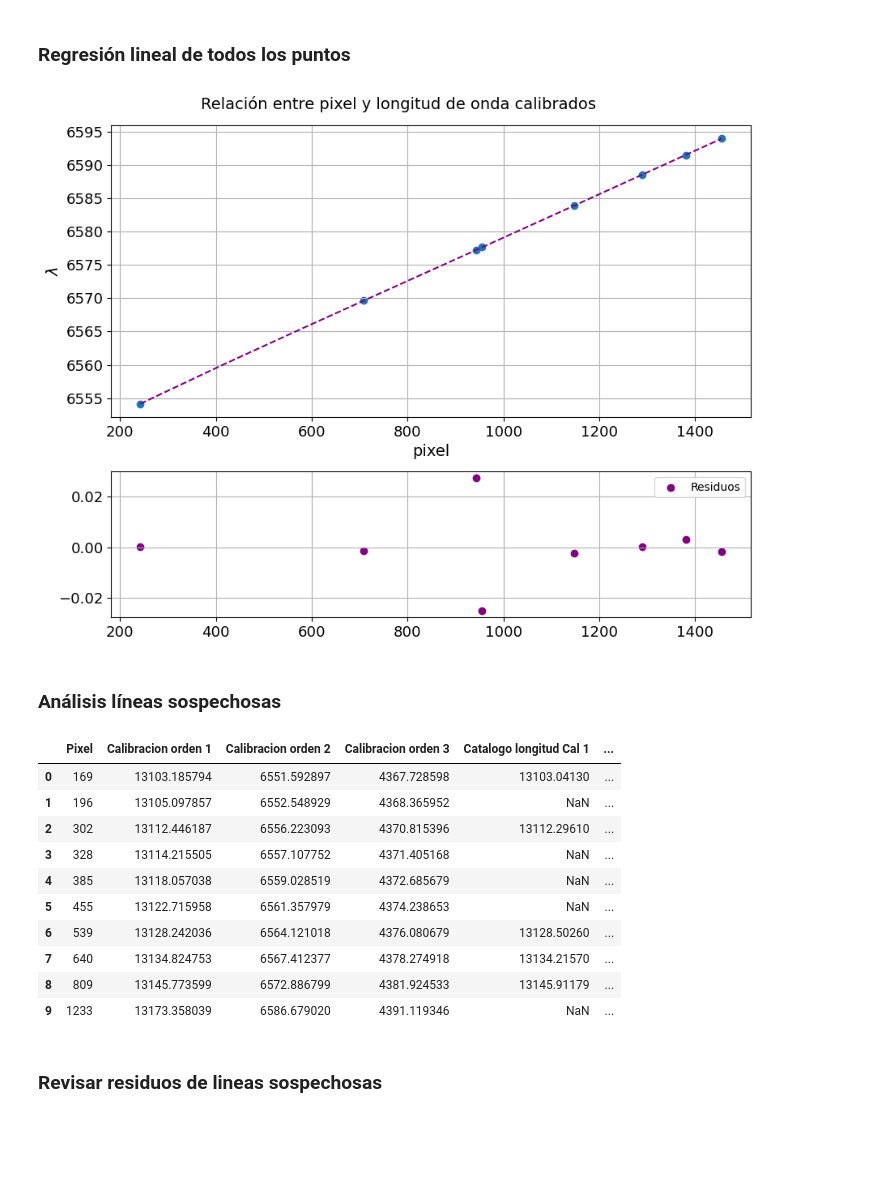
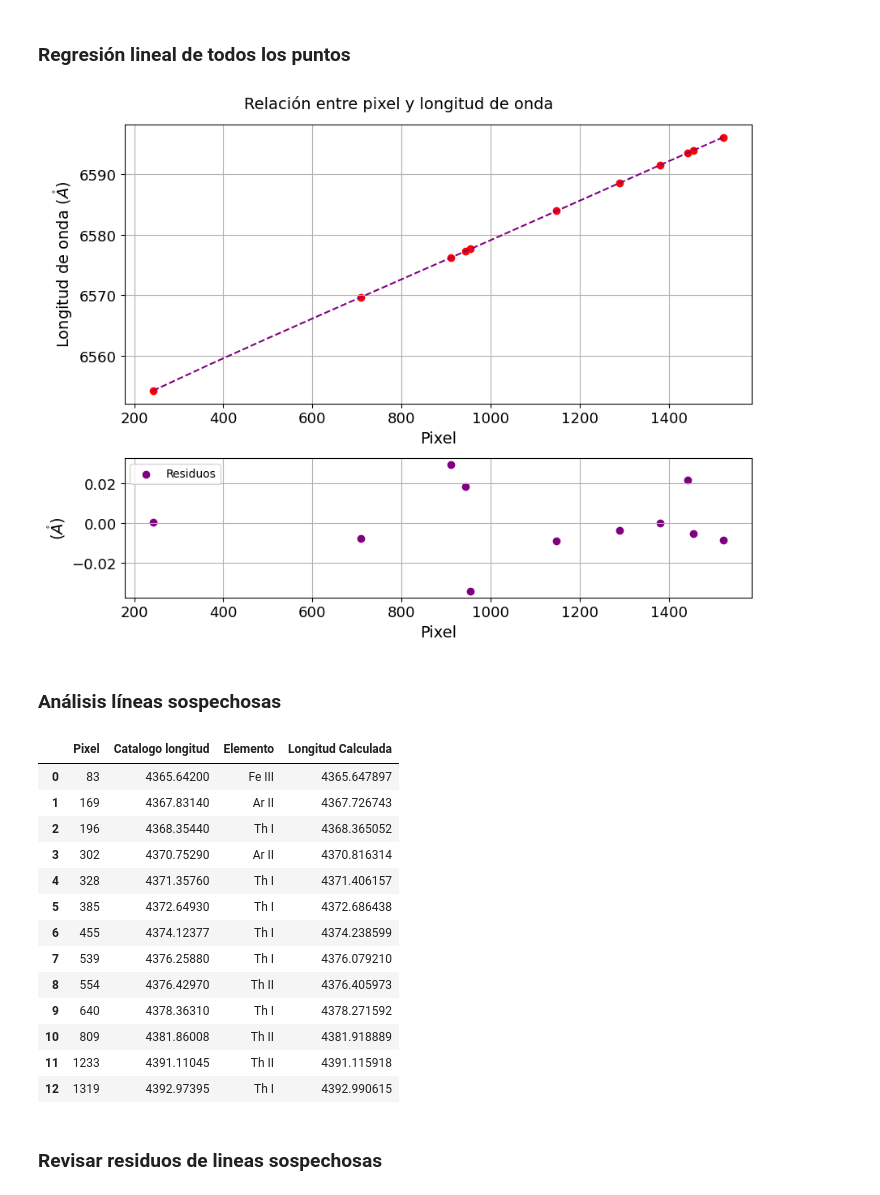
Before and after one commit to ccuellarn/Torium-Operation, a Jupyter notebook: Data/Th 6565/Analisis_6565.ipynb, the cells around one changed output. Drawn from its saved outputs; the diff is of its cells as text; code cells hidden in the pictures; blank space fills up the shorter version.

```diff
--- a/Data/Th 6565/Analisis_6565.ipynb
+++ b/Data/Th 6565/Analisis_6565.ipynb
@@ -400,62 +400,65 @@ DataFit
 # %% [markdown]
 ### Regresión lineal de todos los puntos
 # %%
-ym,_x,res,xres,param = LinearFit(DataFit_1['Pixel'],DataFit_1['Catalogo longitud'], 4)
+ym,_x,res,xres,param = LinearFit(DataFit['Pixel'],DataFit['Catalogo longitud'], 4)
 
 #Gráfico con residuos
 fig1, axis1 = plt.subplots(2,1, figsize = (9, 7), gridspec_kw = {"height_ratios":[2, 1]})
 ax1 = axis1[0]
 ax2 = axis1[1]
 
-fig1.suptitle(r'Relación entre pixel y longitud de onda calibrados',fontsize=14)
+fig1.suptitle(r'Relación entre pixel y longitud de onda',fontsize=14)
 
-ax1.scatter(DataFit_1['Pixel'],DataFit_1['Catalogo longitud'])
+ax1.scatter(DataFit['Pixel'],DataFit['Catalogo longitud'], color = 'red')
 ax1.plot(_x,ym,'--',color='purple')
-ax1.set_ylabel(r"$\lambda$",fontsize=14)
-ax1.set_xlabel(r'pixel',fontsize=14)
+ax1.set_ylabel(r"Longitud de onda ($\mathring{A}$)",fontsize=14)
+ax1.set_xlabel(r'Pixel',fontsize=14)
 ax1.grid()
 ax1.tick_params(axis='both',labelsize=13)
 
 ax2.scatter(xres,res,label = 'Residuos',color='purple')
 ax2.grid()
 ax2.tick_params(axis='both',labelsize=13)
 ax2.legend()
-ax1.set_xlabel(r'pixel',fontsize=14)
+ax2.set_xlabel(r'Pixel',fontsize=14)
+ax2.set_ylabel(r'($\mathring{A}$)', fontsize=14)
 
 fig1.tight_layout()
 #fig1.savefig('DvsV.jpg')
 # %% [output]
-[figure, old version]
+[figure, new version]
 # %% [markdown]
 ### Análisis líneas sospechosas
 # %%
 # Por si se necesita quitar algun elemento None del dataframe .drop([2],axis=0).reset_index(drop=True)
 LineasSos_1 = LineasSus(PixSus_1,param)
+LineasSos_1['Catalogo longitud'] = [4367.8314, 4368.3544 , 4370.7529 ,4371.3576, 4372.6493, 4374.12377 , 4376.2588, 4378.3631, 4381.86008, 4391.11045]
+LineasSos_1['Elemento'] = ['Ar II', 'Th I', 'Ar II' , 'Th I', 'Th I', 'Th I' ,'Th I', 'Th I', 'Th II', 'Th II']
 
-LineasSos_1['Catalogo longitud Cal 1'] = [13103.0413, None, 13112.2961, None, None, None, 13128.5026, 13134.2157, 13145.91179, None]
-LineasSos_1['Catalogo longitud Cal 2'] = [4367.8314, 4368.3544, 4370.773, 4371.3576, 4372.6493,	4374.12377, 4375.9540, 4378.17678, 4381.86008, 4391.11045]
-# LineasSos_1['Elemento'] = [ ]
 
 LineasSos_2 = LineasSus(PixSus_2,param)
-# LineasSos_2['Catalogo longitud'] = []
-# LineasSos_2['Elemento'] = []
+LineasSos_2['Catalogo longitud'] = [4392.97395, 4376.4297, None, None, 4365.642]
+LineasSos_2['Elemento'] = ['Th I', 'Th II', None, None, 'Fe III' ]
 
-# LineasSos = pd.concat([LineasSos_1,LineasSos_2], axis=0).sort_values(by='Pixel', ascending=True, na_position='first').reset_index(drop=True)
-# LineasSos['Longitud Calculada'] = []
-# LineasSos
-LineasSos_1
+LineasSos = pd.concat([LineasSos_1,LineasSos_2], axis=0).sort_values(by='Pixel', ascending=True, na_position='first').reset_index(drop=True).drop([3],axis=0).reset_index(drop=True).drop([7],axis=0).reset_index(drop=True)
+LineasSos['Longitud Calculada'] = LineasSos['Calibracion orden 3']
+LineasSos = LineasSos.drop(['Calibracion orden 1', 'Calibracion orden 2', 'Calibracion orden 3'], axis=1)
+LineasSos
 # %% [output]
-|  | Pixel | Calibracion orden 1 | Calibracion orden 2 | Calibracion orden 3 | Catalogo longitud Cal 1 | ... |
-| 0 | 169 | 13103.185794 | 6551.592897 | 4367.728598 | 13103.04130 | ... |
-| 1 | 196 | 13105.097857 | 6552.548929 | 4368.365952 | NaN | ... |
-| 2 | 302 | 13112.446187 | 6556.223093 | 4370.815396 | 13112.29610 | ... |
-| 3 | 328 | 13114.215505 | 6557.107752 | 4371.405168 | NaN | ... |
-| 4 | 385 | 13118.057038 | 6559.028519 | 4372.685679 | NaN | ... |
-| 5 | 455 | 13122.715958 | 6561.357979 | 4374.238653 | NaN | ... |
-| 6 | 539 | 13128.242036 | 6564.121018 | 4376.080679 | 13128.50260 | ... |
-| 7 | 640 | 13134.824753 | 6567.412377 | 4378.274918 | 13134.21570 | ... |
-| 8 | 809 | 13145.773599 | 6572.886799 | 4381.924533 | 13145.91179 | ... |
-| 9 | 1233 | 13173.358039 | 6586.679020 | 4391.119346 | NaN | ... |
+|  | Pixel | Catalogo longitud | Elemento | Longitud Calculada |
+| 0 | 83 | 4365.64200 | Fe III | 4365.647897 |
+| 1 | 169 | 4367.83140 | Ar II | 4367.726743 |
+| 2 | 196 | 4368.35440 | Th I | 4368.365052 |
+| 3 | 302 | 4370.75290 | Ar II | 4370.816314 |
+| 4 | 328 | 4371.35760 | Th I | 4371.406157 |
+| 5 | 385 | 4372.64930 | Th I | 4372.686438 |
+| 6 | 455 | 4374.12377 | Th I | 4374.238599 |
+| 7 | 539 | 4376.25880 | Th I | 4376.079210 |
+| 8 | 554 | 4376.42970 | Th II | 4376.405973 |
+| 9 | 640 | 4378.36310 | Th I | 4378.271592 |
+| 10 | 809 | 4381.86008 | Th II | 4381.918889 |
+| 11 | 1233 | 4391.11045 | Th II | 4391.115918 |
+| 12 | 1319 | 4392.97395 | Th I | 4392.990615 |
 # %% [markdown]
 ### Revisar residuos de lineas sospechosas
 # %%
```
Also changed, not shown: parts of 3 cells of this notebook, 1 other file.
